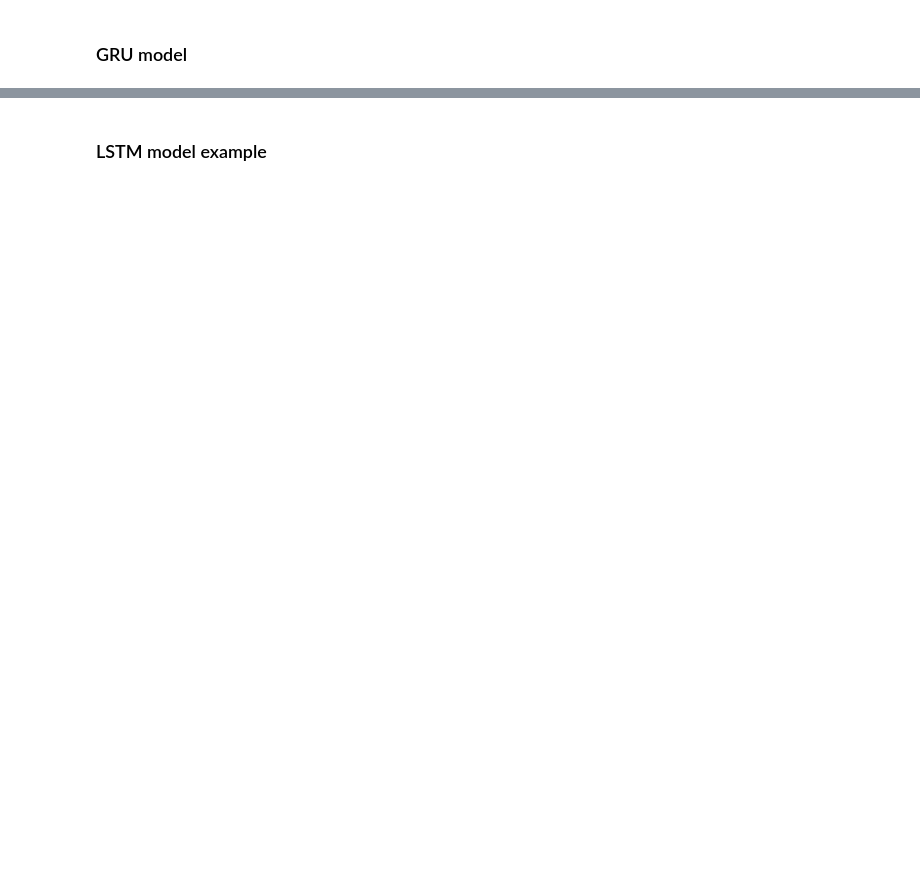
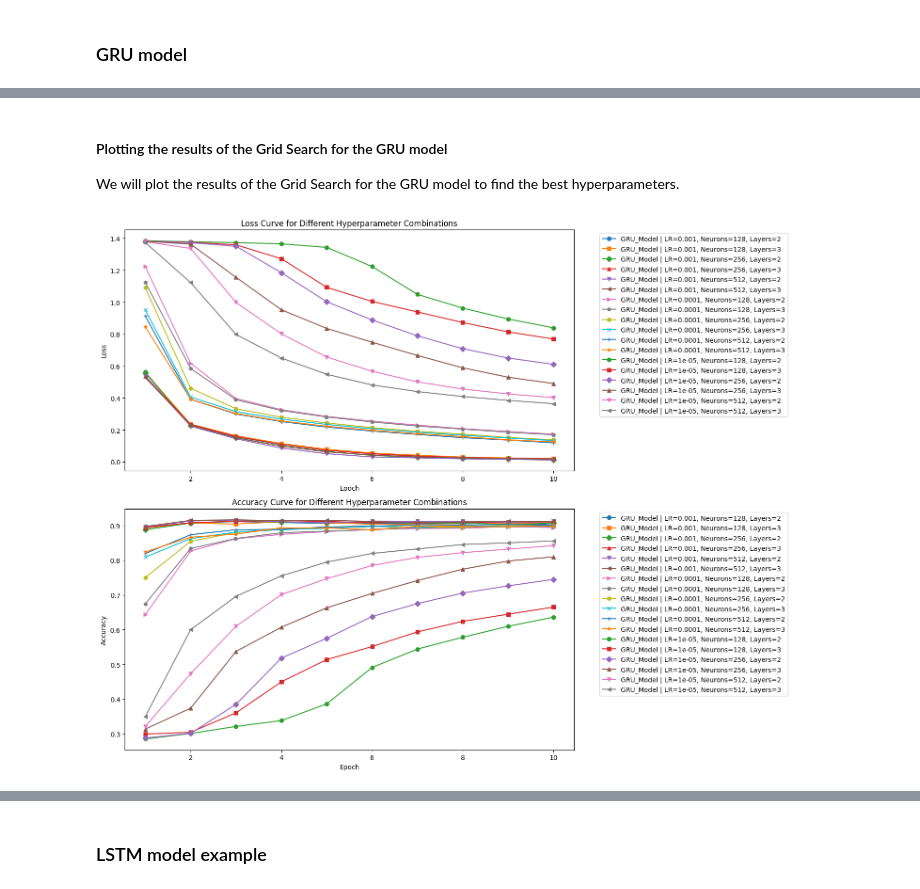
Before and after one commit to JesusAnaya/MNA-AMLM, a Jupyter notebook: A3b_DL_TC5033_AD2023_text_classifier_updated.ipynb, the cells around one changed output, grey strips where cells are left out. Cells and saved outputs as stored; diff of their text form; code cells hidden in the pictures; blank space fills up the shorter version.

```diff
--- a/A3b_DL_TC5033_AD2023_text_classifier_updated.ipynb
+++ b/A3b_DL_TC5033_AD2023_text_classifier_updated.ipynb
@@ -365,7 +642,6 @@ class GRU_Model(nn.Module):
             hidden_size=hidden,
             num_layers=layers,
             batch_first=True,
-            dropout=0.3  # Dropout between GRU layers if layers > 1
         )
 
         # Fully connected layer for classification
@@ -380,8 +656,5 @@ class GRU_Model(nn.Module):
         # Take the last output from the sequence for classification
         output = output[:, -1, :]
 
-        # Apply dropout after GRU for additional regularization
-        output = F.dropout(output, p=0.3, training=self.training)
-
         # Fully connected layer for final output
         return self.fc(output)
@@ -387,0 +672,17 @@ class GRU_Model(nn.Module):
+# %%
+learning_rates = [1e-3, 1e-4, 1e-5]
+hidden_sizes = [128, 256, 512]
+num_layers_options = [2, 3]
+
+# Example for Simple RNN Model
+best_params_gru, best_acc_gru, results_df_gru = grid_search_with_plot(
+    model_class=GRU_Model,
+    train_loader=train_loader,
+    val_loader=val_loader,
+    embed_size=EMBEDDING_SIZE,
+    num_classes=NUM_CLASSES,
+    learning_rates=learning_rates,
+    hidden_sizes=hidden_sizes,
+    num_layers_options=num_layers_options,
+    epochs=10
+)
@@ -388,3 +703,13 @@ class GRU_Model(nn.Module):
+# %% [markdown]
+#### Plotting the results of the Grid Search for the GRU model
+
+We will plot the results of the Grid Search for the GRU model to find the best hyperparameters.
+# %%
+# Plotting Grid Search Results for GRU Model
+
+plot_grid_search_results(results_df_gru)
+# %% [output]
+[figure, added]
 # %%
 # Added seed for reproducibility
 torch.manual_seed(42)
```
Also changed, not shown: parts of 41 cells of this notebook.
